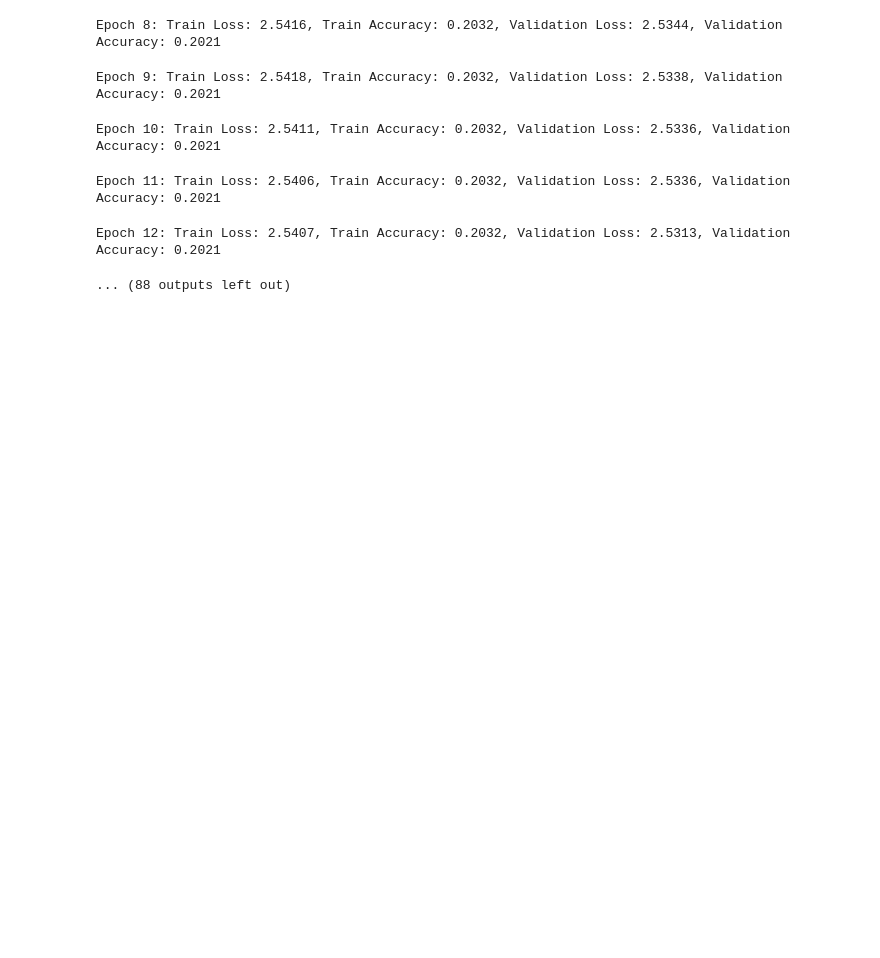
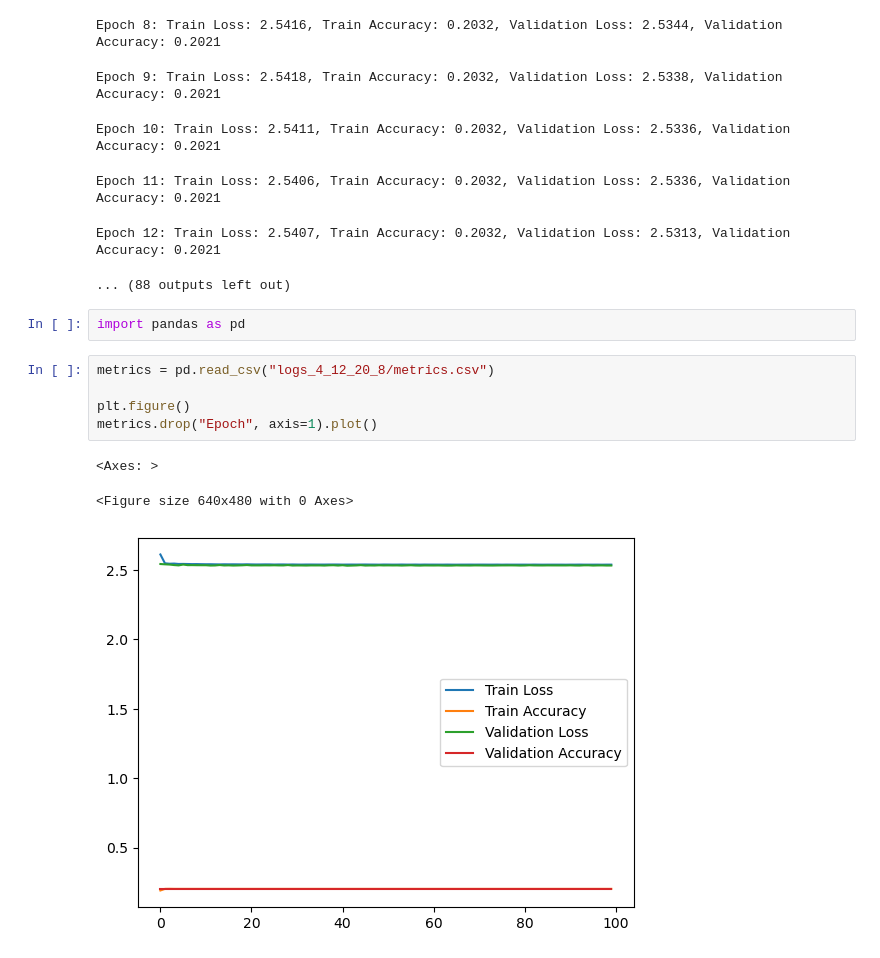
Before and after one commit to bottic/CV_project_yandex, a Jupyter notebook: VladSpace/project.ipynb, the cells around one changed output. Cells and saved outputs as stored; diff of their text form; blank space fills up the shorter version.

```diff
--- a/VladSpace/project.ipynb
+++ b/VladSpace/project.ipynb
@@ -380,3 +380,14 @@ Epoch 10: Train Loss: 2.5411, Train Accuracy: 0.2032, Validation Loss: 2.5336, V
 Epoch 11: Train Loss: 2.5406, Train Accuracy: 0.2032, Validation Loss: 2.5336, Validation Accuracy: 0.2021
 Epoch 12: Train Loss: 2.5407, Train Accuracy: 0.2032, Validation Loss: 2.5313, Validation Accuracy: 0.2021
 ... (88 outputs left out)
+# %%
+import pandas as pd
+# %%
+metrics = pd.read_csv("logs_4_12_20_8/metrics.csv")
+
+plt.figure()
+metrics.drop("Epoch", axis=1).plot()
+# %% [output]
+<Axes: >
+<Figure size 640x480 with 0 Axes>
+[figure, added]
```
Also changed, not shown: parts of 2 cells of this notebook.
